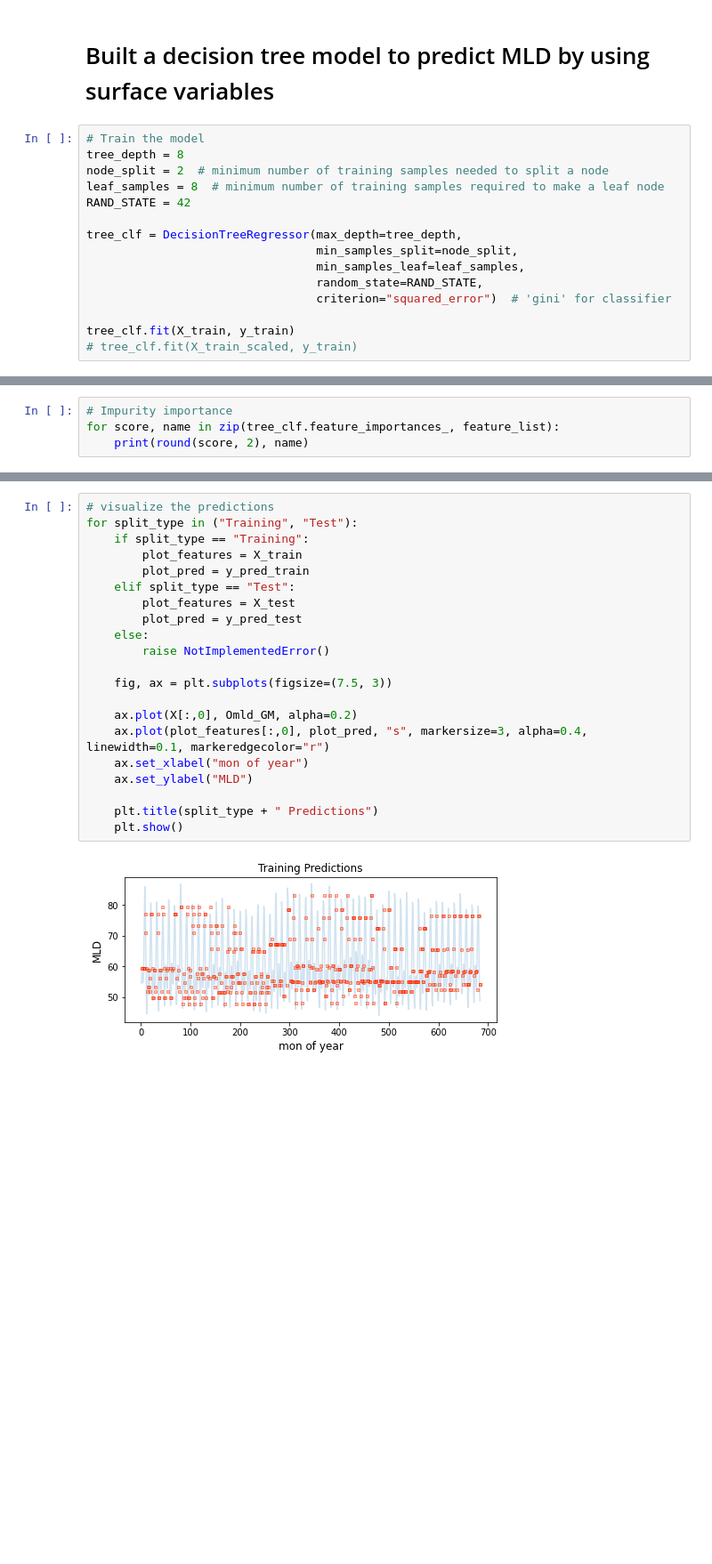
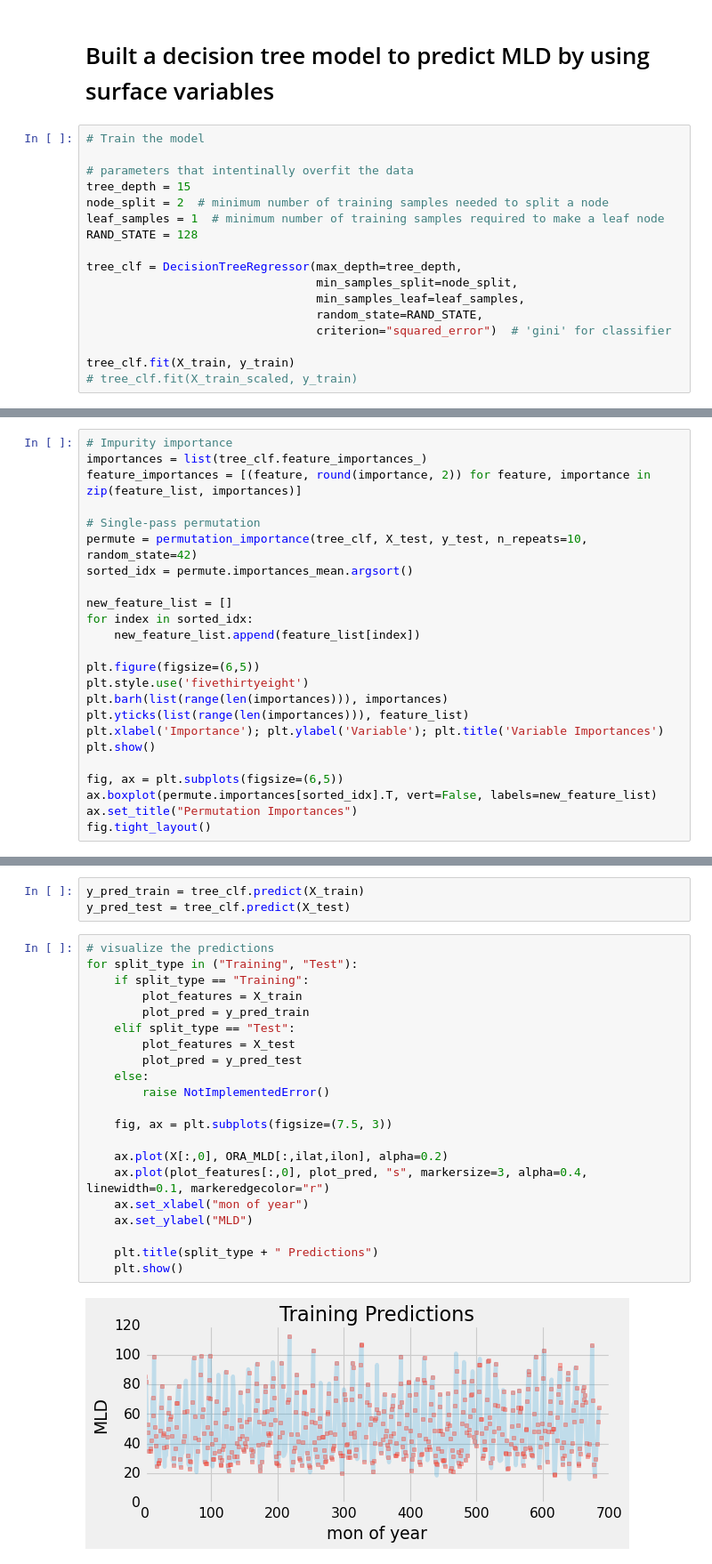
Before and after one commit to Yiyu-Zheng/MLinATS-HW, a Jupyter notebook: HW1/HW1-RandomForest.ipynb, the cells around one changed output, grey strips where cells are left out. Shown at 89% size. Drawn from its saved outputs; the diff is of its cells as text; blank space fills up the shorter version.

Commit message:
change variables from global-mean to a single grid; add predictors; add a random forest model

```diff
--- a/HW1/HW1-RandomForest.ipynb
+++ b/HW1/HW1-RandomForest.ipynb
@@ -168,10 +216,12 @@ Testing Features Shape: (171, 4)
 # Built a decision tree model to predict MLD by using surface variables
 # %%
 # Train the model
-tree_depth = 8
+
+# parameters that intentinally overfit the data
+tree_depth = 15
 node_split = 2  # minimum number of training samples needed to split a node
-leaf_samples = 8  # minimum number of training samples required to make a leaf node
-RAND_STATE = 42
+leaf_samples = 1  # minimum number of training samples required to make a leaf node
+RAND_STATE = 128
 
 tree_clf = DecisionTreeRegressor(max_depth=tree_depth,
                                  min_samples_split=node_split,
@@ -208,5 +258,25 @@ Source.from_file('./' + fig_savename + ".dot")
 # %%
 # Impurity importance
-for score, name in zip(tree_clf.feature_importances_, feature_list):
-    print(round(score, 2), name)
+importances = list(tree_clf.feature_importances_)
+feature_importances = [(feature, round(importance, 2)) for feature, importance in zip(feature_list, importances)]
+
+# Single-pass permutation
+permute = permutation_importance(tree_clf, X_test, y_test, n_repeats=10, random_state=42)
+sorted_idx = permute.importances_mean.argsort()
+
+new_feature_list = []
+for index in sorted_idx:
+    new_feature_list.append(feature_list[index])
+
+plt.figure(figsize=(6,5))
+plt.style.use('fivethirtyeight')
+plt.barh(list(range(len(importances))), importances)
+plt.yticks(list(range(len(importances))), feature_list)
+plt.xlabel('Importance'); plt.ylabel('Variable'); plt.title('Variable Importances')
+plt.show()
+
+fig, ax = plt.subplots(figsize=(6,5))
+ax.boxplot(permute.importances[sorted_idx].T, vert=False, labels=new_feature_list)
+ax.set_title("Permutation Importances")
+fig.tight_layout()
 # %% [output]
@@ -219,23 +287,26 @@ for score, name in zip(tree_clf.feature_importances_, feature_list):
+# %%
+y_pred_train = tree_clf.predict(X_train)
+y_pred_test = tree_clf.predict(X_test)
 # %%
 # visualize the predictions
 for split_type in ("Training", "Test"):
     if split_type == "Training":
         plot_features = X_train
         plot_pred = y_pred_train
     elif split_type == "Test":
         plot_features = X_test
         plot_pred = y_pred_test
     else:
         raise NotImplementedError()
 
     fig, ax = plt.subplots(figsize=(7.5, 3))
 
-    ax.plot(X[:,0], Omld_GM, alpha=0.2)
+    ax.plot(X[:,0], ORA_MLD[:,ilat,ilon], alpha=0.2)
     ax.plot(plot_features[:,0], plot_pred, "s", markersize=3, alpha=0.4, linewidth=0.1, markeredgecolor="r")
     ax.set_xlabel("mon of year")
     ax.set_ylabel("MLD")
 
     plt.title(split_type + " Predictions")
     plt.show()
 # %% [output]
-[figure, old version]
+[figure, new version]
```
Also changed, not shown: parts of 22 cells of this notebook.
